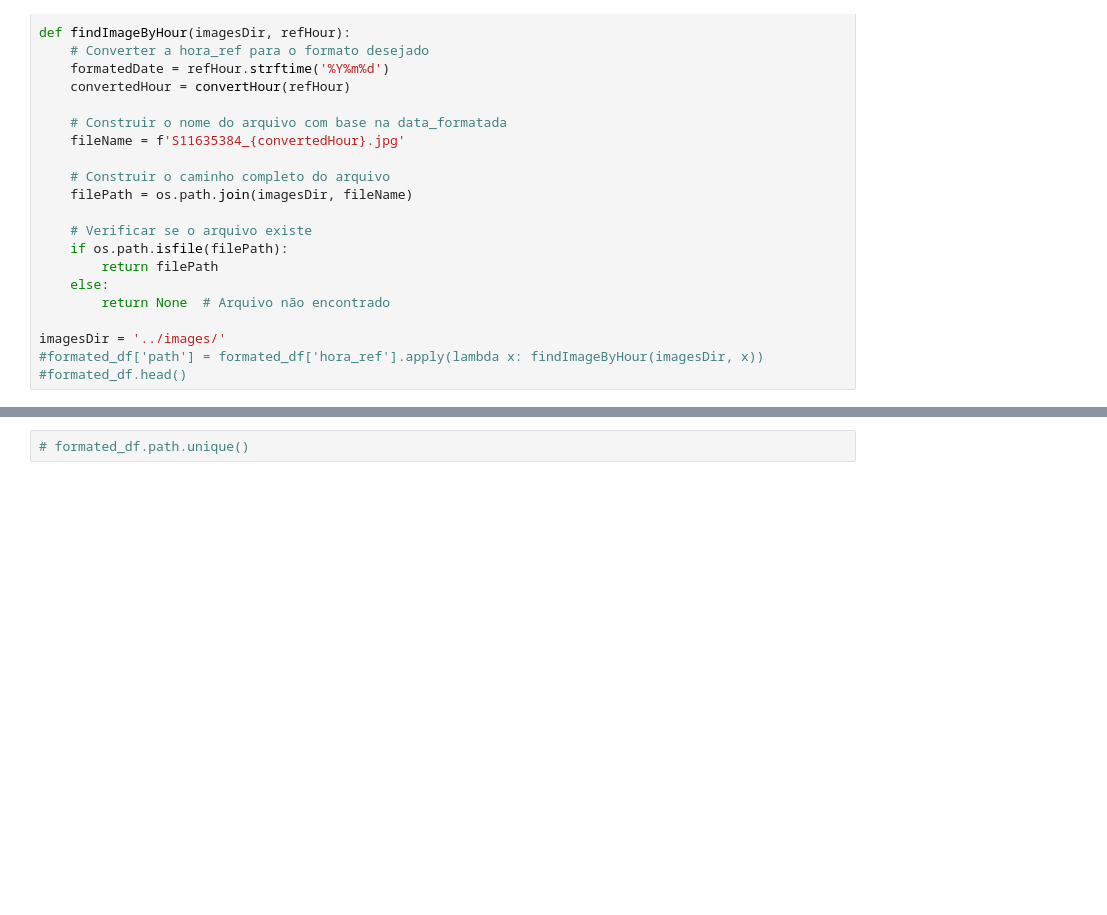
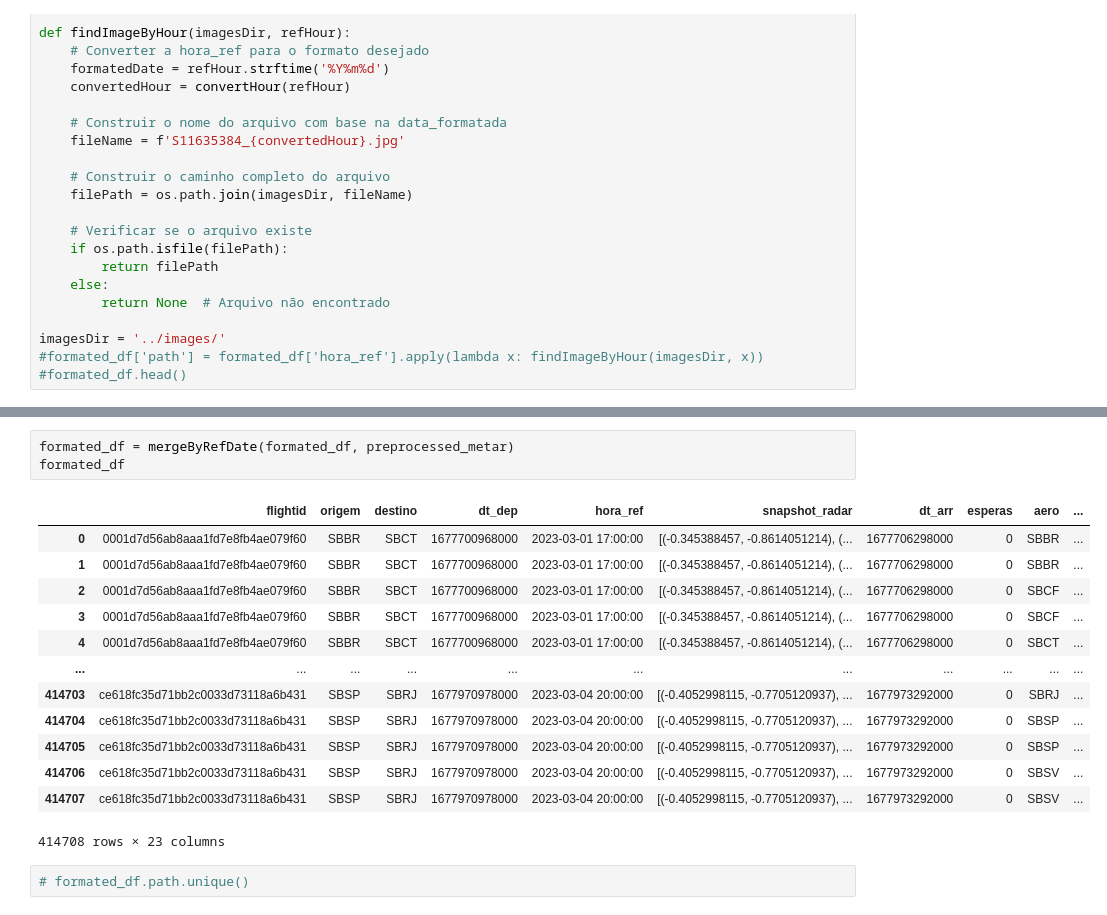
Before and after one commit to lucasgstumpf/DSC-ITA-2023, a Jupyter notebook: src/merge.ipynb, the cells around one changed output, grey strips where cells are left out. Cells and saved outputs as stored; diff of their text form; blank space fills up the shorter version.

```diff
--- a/src/merge.ipynb
+++ b/src/merge.ipynb
@@ -219,3 +235,20 @@ imagesDir = '../images/'
+# %%
+formated_df = mergeByRefDate(formated_df, preprocessed_metar)
+formated_df
+# %% [output]
+|  | flightid | origem | destino | dt_dep | hora_ref | snapshot_radar | dt_arr | esperas | aero | ... |
+| 0 | 0001d7d56ab8aaa1fd7e8fb4ae079f60 | SBBR | SBCT | 1677700968000 | 2023-03-01 17:00:00 | [(-0.345388457, -0.8614051214), (... | 1677706298000 | 0 | SBBR | ... |
+| 1 | 0001d7d56ab8aaa1fd7e8fb4ae079f60 | SBBR | SBCT | 1677700968000 | 2023-03-01 17:00:00 | [(-0.345388457, -0.8614051214), (... | 1677706298000 | 0 | SBBR | ... |
+| 2 | 0001d7d56ab8aaa1fd7e8fb4ae079f60 | SBBR | SBCT | 1677700968000 | 2023-03-01 17:00:00 | [(-0.345388457, -0.8614051214), (... | 1677706298000 | 0 | SBCF | ... |
+| 3 | 0001d7d56ab8aaa1fd7e8fb4ae079f60 | SBBR | SBCT | 1677700968000 | 2023-03-01 17:00:00 | [(-0.345388457, -0.8614051214), (... | 1677706298000 | 0 | SBCF | ... |
+| 4 | 0001d7d56ab8aaa1fd7e8fb4ae079f60 | SBBR | SBCT | 1677700968000 | 2023-03-01 17:00:00 | [(-0.345388457, -0.8614051214), (... | 1677706298000 | 0 | SBCT | ... |
+| ... | ... | ... | ... | ... | ... | ... | ... | ... | ... | ... |
+| 414703 | ce618fc35d71bb2c0033d73118a6b431 | SBSP | SBRJ | 1677970978000 | 2023-03-04 20:00:00 | [(-0.4052998115, -0.7705120937), ... | 1677973292000 | 0 | SBRJ | ... |
+| 414704 | ce618fc35d71bb2c0033d73118a6b431 | SBSP | SBRJ | 1677970978000 | 2023-03-04 20:00:00 | [(-0.4052998115, -0.7705120937), ... | 1677973292000 | 0 | SBSP | ... |
+| 414705 | ce618fc35d71bb2c0033d73118a6b431 | SBSP | SBRJ | 1677970978000 | 2023-03-04 20:00:00 | [(-0.4052998115, -0.7705120937), ... | 1677973292000 | 0 | SBSP | ... |
+| 414706 | ce618fc35d71bb2c0033d73118a6b431 | SBSP | SBRJ | 1677970978000 | 2023-03-04 20:00:00 | [(-0.4052998115, -0.7705120937), ... | 1677973292000 | 0 | SBSV | ... |
+| 414707 | ce618fc35d71bb2c0033d73118a6b431 | SBSP | SBRJ | 1677970978000 | 2023-03-04 20:00:00 | [(-0.4052998115, -0.7705120937), ... | 1677973292000 | 0 | SBSV | ... |
+414708 rows × 23 columns
 # %%
 # formated_df.path.unique()
 # %%
```
Also changed, not shown: parts of 7 cells of this notebook, 1 other file.
